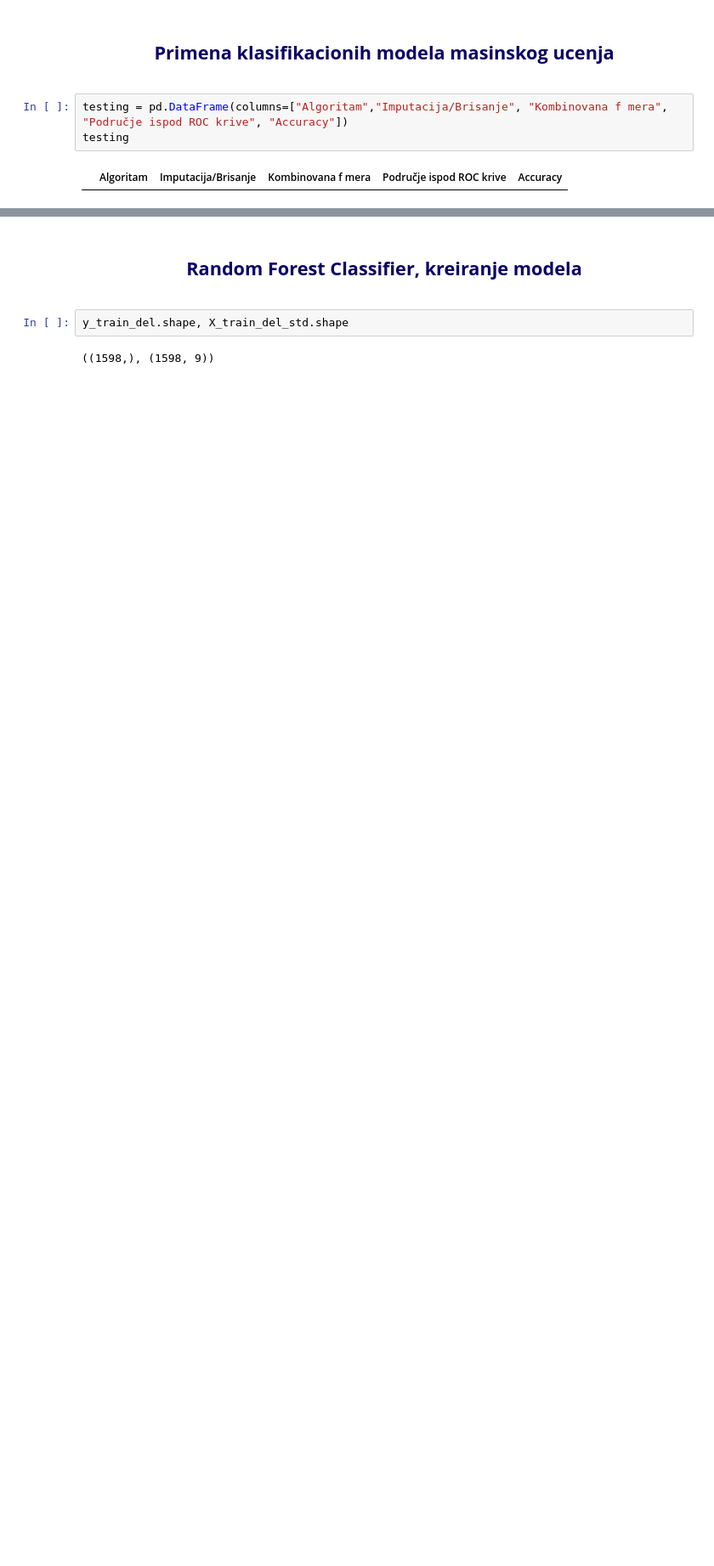
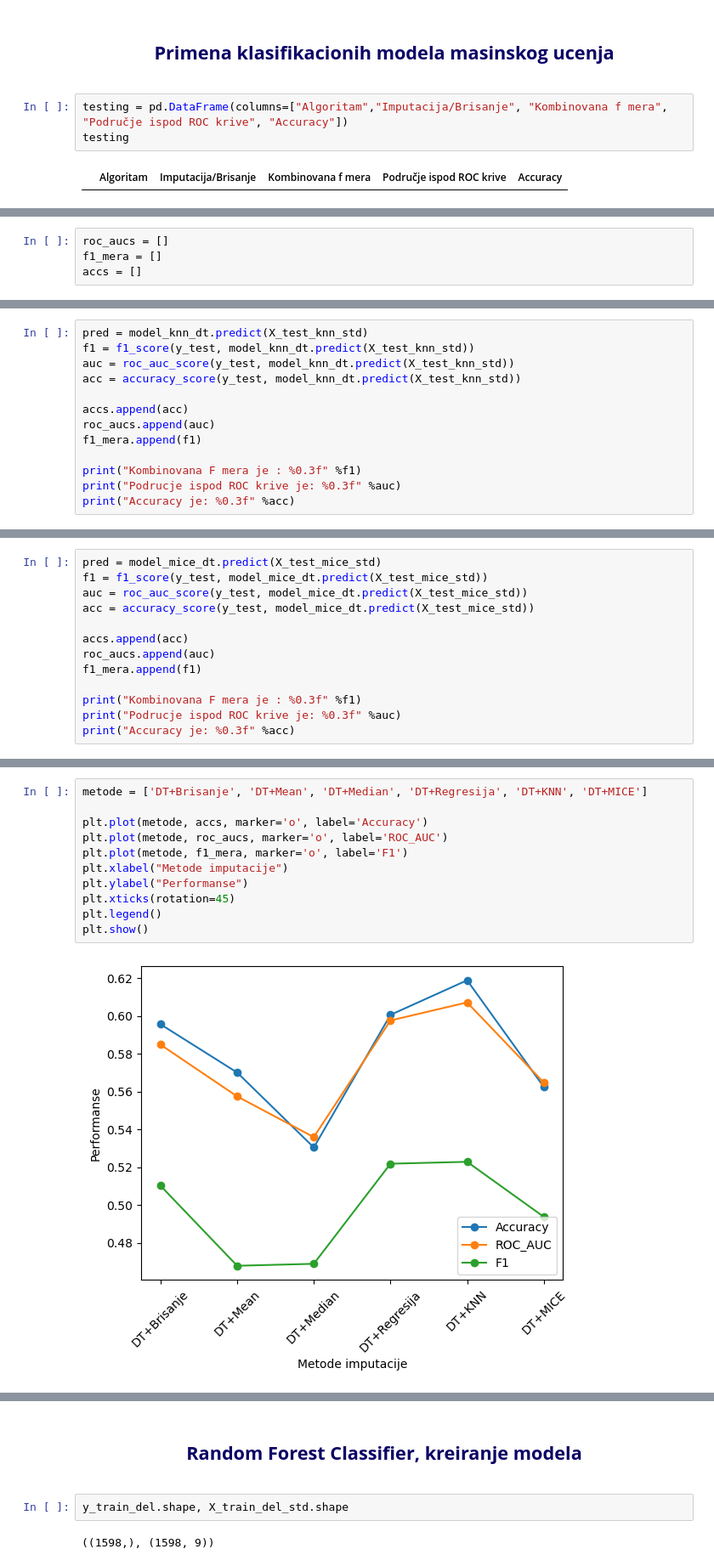
Before and after one commit to StevanGrujic/PrikupljanjeIPredobradaPodataka, a Jupyter notebook: Projekat.ipynb, the cells around one changed output, grey strips where cells are left out. Shown at 85% size. Cells and saved outputs as stored; diff of their text form; blank space fills up the shorter version.

```diff
--- a/Projekat.ipynb
+++ b/Projekat.ipynb
@@ -470,0 +534,4 @@ testing
+# %%
+roc_aucs = []
+f1_mera = []
+accs = []
@@ -470,0 +662,13 @@ testing
+# %%
+pred = model_knn_dt.predict(X_test_knn_std)
+f1 = f1_score(y_test, model_knn_dt.predict(X_test_knn_std))
+auc = roc_auc_score(y_test, model_knn_dt.predict(X_test_knn_std))
+acc = accuracy_score(y_test, model_knn_dt.predict(X_test_knn_std))
+
+accs.append(acc)
+roc_aucs.append(auc)
+f1_mera.append(f1)
+
+print("Kombinovana F mera je : %0.3f" %f1)
+print("Podrucje ispod ROC krive je: %0.3f" %auc)
+print("Accuracy je: %0.3f" %acc)
@@ -470,0 +691,13 @@ testing
+# %%
+pred = model_mice_dt.predict(X_test_mice_std)
+f1 = f1_score(y_test, model_mice_dt.predict(X_test_mice_std))
+auc = roc_auc_score(y_test, model_mice_dt.predict(X_test_mice_std))
+acc = accuracy_score(y_test, model_mice_dt.predict(X_test_mice_std))
+
+accs.append(acc)
+roc_aucs.append(auc)
+f1_mera.append(f1)
+
+print("Kombinovana F mera je : %0.3f" %f1)
+print("Podrucje ispod ROC krive je: %0.3f" %auc)
+print("Accuracy je: %0.3f" %acc)
@@ -470,0 +722,13 @@ testing
+# %%
+metode = ['DT+Brisanje', 'DT+Mean', 'DT+Median', 'DT+Regresija', 'DT+KNN', 'DT+MICE']
+
+plt.plot(metode, accs, marker='o', label='Accuracy')
+plt.plot(metode, roc_aucs, marker='o', label='ROC_AUC')
+plt.plot(metode, f1_mera, marker='o', label='F1')
+plt.xlabel("Metode imputacije")
+plt.ylabel("Performanse")
+plt.xticks(rotation=45)
+plt.legend()
+plt.show()
+# %% [output]
+[figure, added]
```
Also changed, not shown: parts of 60 cells of this notebook.
